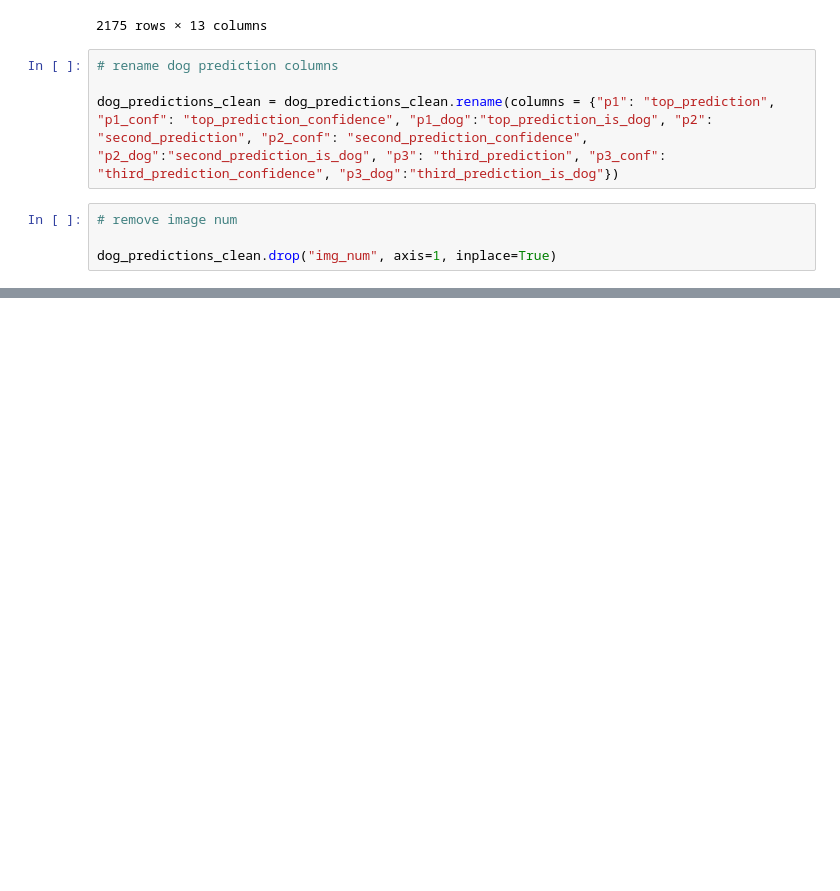
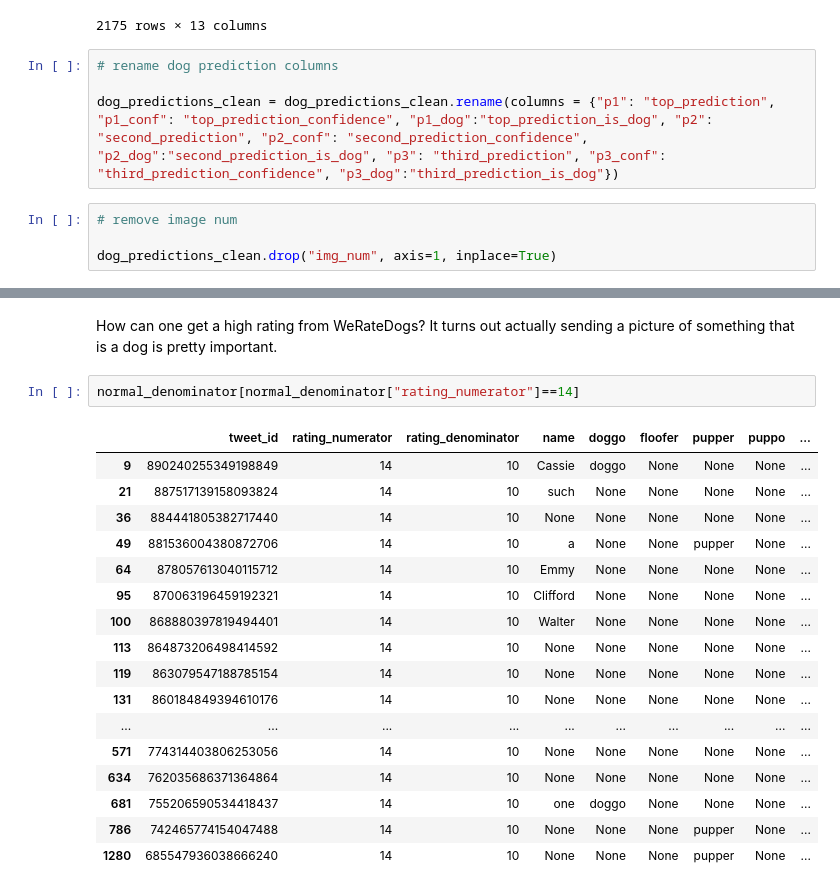
Before and after one commit to ryan-neal/dog_wrangling, a Jupyter notebook: wrangle_act.ipynb, the cells around one changed output, grey strips where cells are left out. Cells and saved outputs as stored; diff of their text form; blank space fills up the shorter version.

```diff
--- a/wrangle_act.ipynb
+++ b/wrangle_act.ipynb
@@ -312,0 +420,22 @@ dog_predictions_clean[dog_predictions_clean["top_prediction"]=="seat_belt"]
+# %% [markdown]
+How can one get a high rating from WeRateDogs? It turns out actually sending a picture of something that is a dog is pretty important.
+# %%
+normal_denominator[normal_denominator["rating_numerator"]==14]
+# %% [output]
+|  | tweet_id | rating_numerator | rating_denominator | name | doggo | floofer | pupper | puppo | ... |
+| 9 | 890240255349198849 | 14 | 10 | Cassie | doggo | None | None | None | ... |
+| 21 | 887517139158093824 | 14 | 10 | such | None | None | None | None | ... |
+| 36 | 884441805382717440 | 14 | 10 | None | None | None | None | None | ... |
+| 49 | 881536004380872706 | 14 | 10 | a | None | None | pupper | None | ... |
+| 64 | 878057613040115712 | 14 | 10 | Emmy | None | None | None | None | ... |
+| 95 | 870063196459192321 | 14 | 10 | Clifford | None | None | None | None | ... |
+| 100 | 868880397819494401 | 14 | 10 | Walter | None | None | None | None | ... |
+| 113 | 864873206498414592 | 14 | 10 | None | None | None | None | None | ... |
+| 119 | 863079547188785154 | 14 | 10 | None | None | None | None | None | ... |
+| 131 | 860184849394610176 | 14 | 10 | None | None | None | None | None | ... |
+| ... | ... | ... | ... | ... | ... | ... | ... | ... | ... |
+| 571 | 774314403806253056 | 14 | 10 | None | None | None | None | None | ... |
+| 634 | 762035686371364864 | 14 | 10 | None | None | None | None | None | ... |
+| 681 | 755206590534418437 | 14 | 10 | one | doggo | None | None | None | ... |
+| 786 | 742465774154047488 | 14 | 10 | None | None | None | pupper | None | ... |
+| 1280 | 685547936038666240 | 14 | 10 | None | None | None | pupper | None | ... |
```
Also changed, not shown: parts of 27 cells of this notebook, 4 other files.
